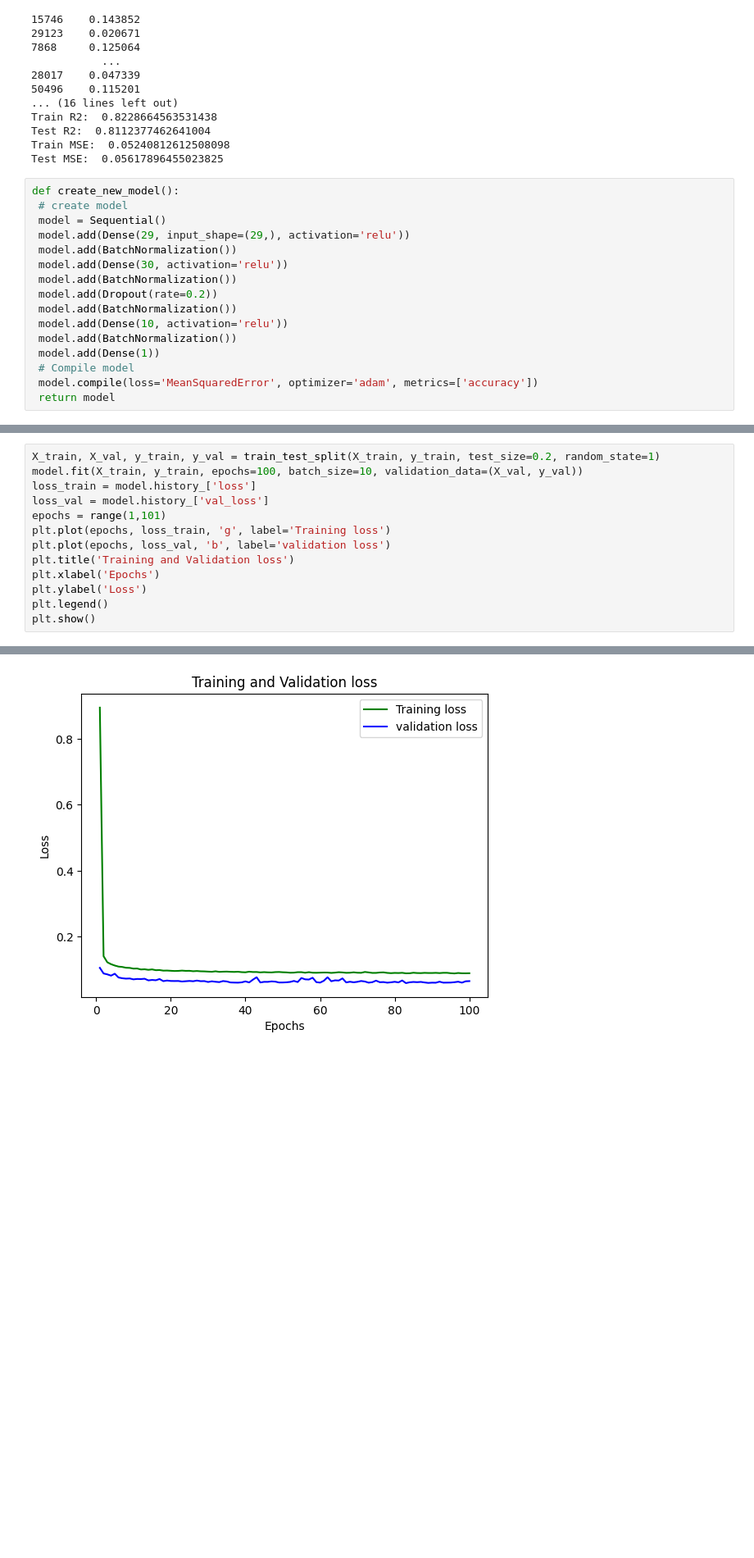
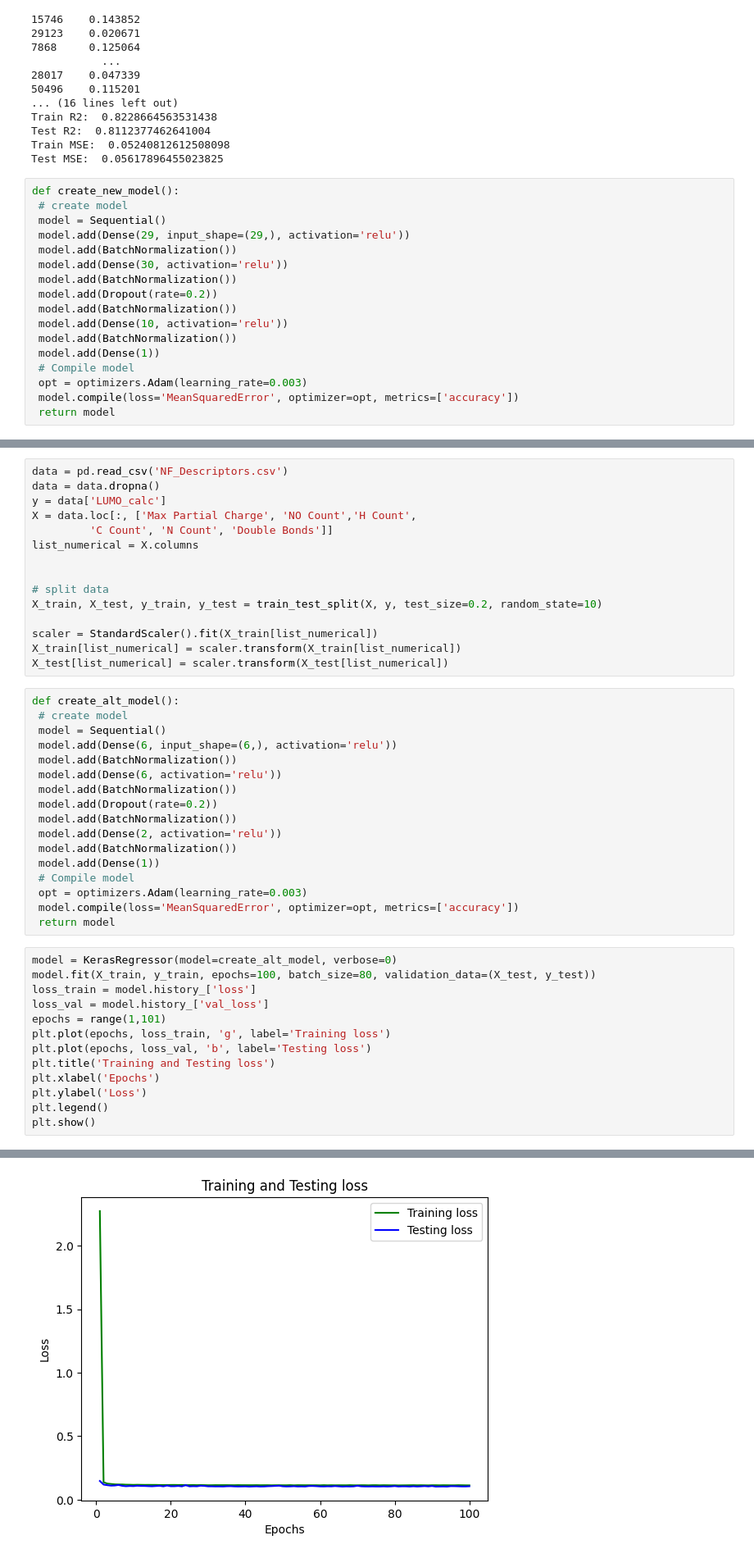
Before and after one commit to respera2/tjl, a Jupyter notebook: Non-Fullerene Dataset/NF_NN.ipynb, the cells around one changed output, grey strips where cells are left out. Shown: that part at 82% size. Drawn from its saved outputs; the diff is of its cells as text; blank space fills up the shorter version.

```diff
--- a/Non-Fullerene Dataset/NF_NN.ipynb
+++ b/Non-Fullerene Dataset/NF_NN.ipynb
@@ -130,5 +131,6 @@ def create_new_model():
  model.add(BatchNormalization())
  model.add(Dense(1))
  # Compile model
- model.compile(loss='MeanSquaredError', optimizer='adam', metrics=['accuracy'])
+ opt = optimizers.Adam(learning_rate=0.003)
+ model.compile(loss='MeanSquaredError', optimizer=opt, metrics=['accuracy'])
  return model
@@ -185,12 +221,44 @@ Test MSE:  0.053620447217052704
+# %%
+data = pd.read_csv('NF_Descriptors.csv')
+data = data.dropna()
+y = data['LUMO_calc']
+X = data.loc[:, ['Max Partial Charge', 'NO Count','H Count',
+         'C Count', 'N Count', 'Double Bonds']]
+list_numerical = X.columns
+
+
+# split data
+X_train, X_test, y_train, y_test = train_test_split(X, y, test_size=0.2, random_state=10)
+
+scaler = StandardScaler().fit(X_train[list_numerical])
+X_train[list_numerical] = scaler.transform(X_train[list_numerical])
+X_test[list_numerical] = scaler.transform(X_test[list_numerical])
+# %%
+def create_alt_model():
+ # create model
+ model = Sequential()
+ model.add(Dense(6, input_shape=(6,), activation='relu'))
+ model.add(BatchNormalization())
+ model.add(Dense(6, activation='relu'))
+ model.add(BatchNormalization())
+ model.add(Dropout(rate=0.2))
+ model.add(BatchNormalization())
+ model.add(Dense(2, activation='relu'))
+ model.add(BatchNormalization())
+ model.add(Dense(1))
+ # Compile model
+ opt = optimizers.Adam(learning_rate=0.003)
+ model.compile(loss='MeanSquaredError', optimizer=opt, metrics=['accuracy'])
+ return model
 # %%
-X_train, X_val, y_train, y_val = train_test_split(X_train, y_train, test_size=0.2, random_state=1)
-model.fit(X_train, y_train, epochs=100, batch_size=10, validation_data=(X_val, y_val))
+model = KerasRegressor(model=create_alt_model, verbose=0)
+model.fit(X_train, y_train, epochs=100, batch_size=80, validation_data=(X_test, y_test))
 loss_train = model.history_['loss']
 loss_val = model.history_['val_loss']
 epochs = range(1,101)
 plt.plot(epochs, loss_train, 'g', label='Training loss')
-plt.plot(epochs, loss_val, 'b', label='validation loss')
-plt.title('Training and Validation loss')
+plt.plot(epochs, loss_val, 'b', label='Testing loss')
+plt.title('Training and Testing loss')
 plt.xlabel('Epochs')
 plt.ylabel('Loss')
 plt.legend()
@@ -199 +269 @@ plt.show()
-[figure, old version]
+[figure, new version]
```
Also changed, not shown: parts of 5 cells of this notebook, 8 other files.
